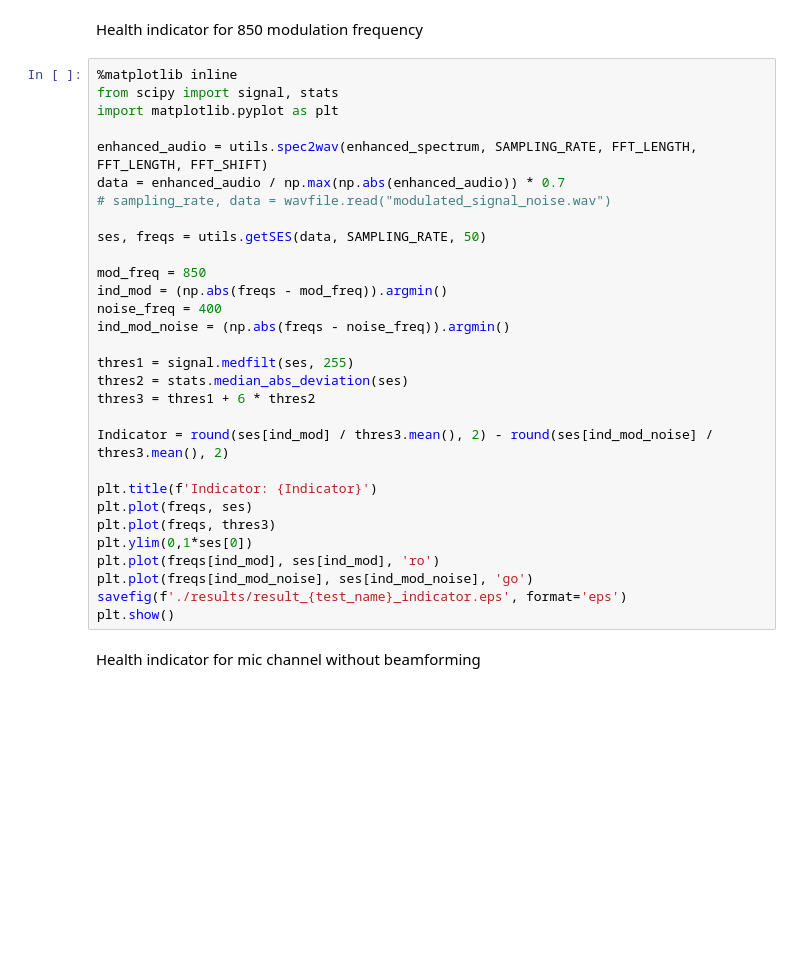
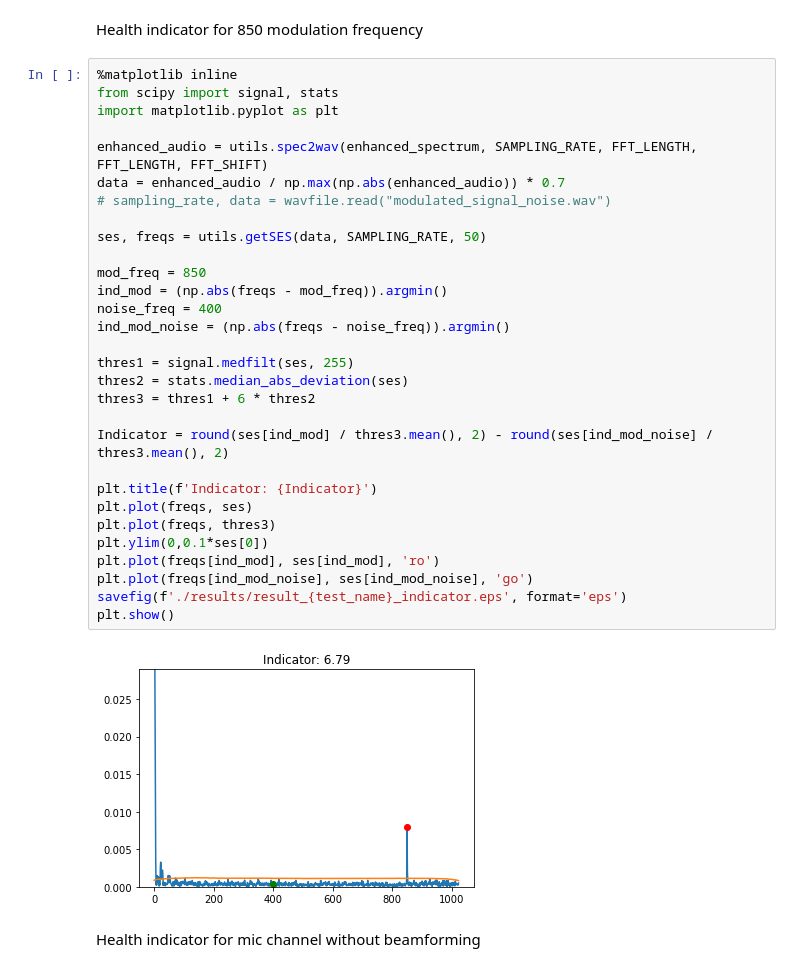
Before and after one commit to qffqqf/mvdr_beamformer, a Jupyter notebook: scanning_test_simu.ipynb, the cells around one changed output. Cells and saved outputs as stored; diff of their text form; blank space fills up the shorter version.

```diff
--- a/scanning_test_simu.ipynb
+++ b/scanning_test_simu.ipynb
@@ -69,33 +69,35 @@ Health indicator for 850 modulation frequency
 # %%
 %matplotlib inline
 from scipy import signal, stats
 import matplotlib.pyplot as plt
 
 enhanced_audio = utils.spec2wav(enhanced_spectrum, SAMPLING_RATE, FFT_LENGTH, FFT_LENGTH, FFT_SHIFT)
 data = enhanced_audio / np.max(np.abs(enhanced_audio)) * 0.7
 # sampling_rate, data = wavfile.read("modulated_signal_noise.wav")
 
 ses, freqs = utils.getSES(data, SAMPLING_RATE, 50)
 
 mod_freq = 850
 ind_mod = (np.abs(freqs - mod_freq)).argmin()
 noise_freq = 400
 ind_mod_noise = (np.abs(freqs - noise_freq)).argmin()
 
 thres1 = signal.medfilt(ses, 255)
 thres2 = stats.median_abs_deviation(ses)
 thres3 = thres1 + 6 * thres2
 
 Indicator = round(ses[ind_mod] / thres3.mean(), 2) - round(ses[ind_mod_noise] / thres3.mean(), 2)
 
 plt.title(f'Indicator: {Indicator}')
 plt.plot(freqs, ses)
 plt.plot(freqs, thres3)
-plt.ylim(0,1*ses[0])
+plt.ylim(0,0.1*ses[0])
 plt.plot(freqs[ind_mod], ses[ind_mod], 'ro')
 plt.plot(freqs[ind_mod_noise], ses[ind_mod_noise], 'go')
 savefig(f'./results/result_{test_name}_indicator.eps', format='eps')
 plt.show()
+# %% [output]
+[figure, added]
 # %% [markdown]
 Health indicator for mic channel without beamforming
 # %%
```
Also changed, not shown: parts of 1 cell of this notebook, 6 other files.
